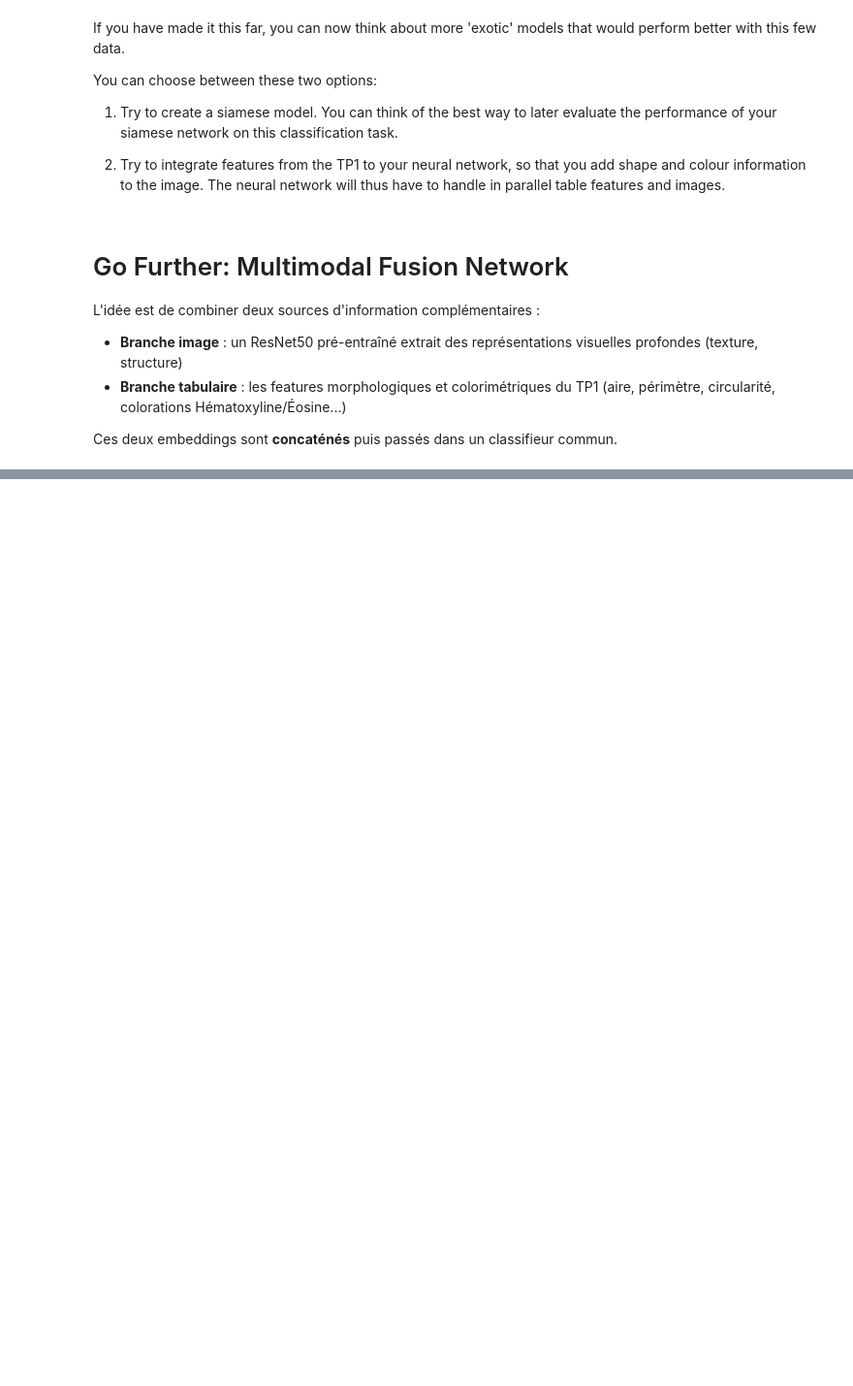
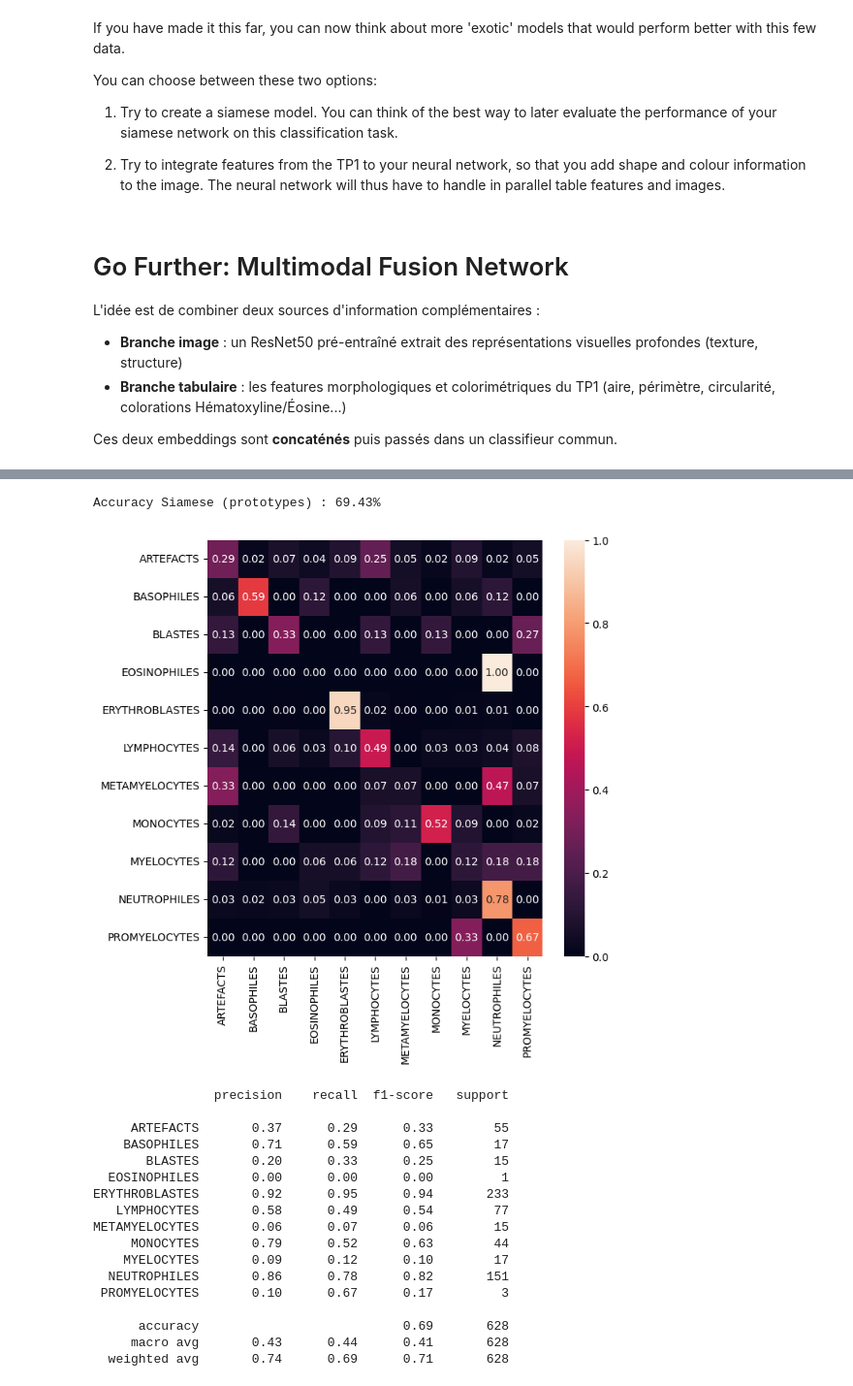
Before and after one commit to ErwanR123/TP2_ML_medical, a Jupyter notebook: TP2.ipynb, the cells around one changed output, grey strips where cells are left out. Shown at 97% size. Saved outputs shown, nothing was run; the diff lists cells and outputs as text; code cells hidden in the pictures; blank space fills up the shorter version.

```diff
--- a/TP2.ipynb
+++ b/TP2.ipynb
@@ -315,7 +315,7 @@ class Net(nn.Module):
 
         return x
 # %%
-device = torch.device("mps" if torch.backends.mps.is_available() else "cpu")
+device = torch.device("cuda" if torch.cuda.is_available() else "mps" if torch.backends.mps.is_available() else "cpu")
 print(f"Device utilisé : {device}")
 
 net = Net()
@@ -875,0 +1108,34 @@ Comparé au ResNet50 seul, le FusionNet améliore l'accuracy globale en exploita
+# %%
+def train_siamese(model, epochs, criterion, optimizer, dataloader_train, dataloader_val):
+    for epoch in range(epochs):
+        model.train()
+        train_loss = 0.0
+        for img1, img2, label in tqdm(dataloader_train, desc=f"Epoch {epoch+1}/{epochs}"):
+            img1, img2, label = img1.to(device), img2.to(device), label.to(device)
+            emb1, emb2        = model(img1, img2)
+            loss              = criterion(emb1, emb2, label)
+            optimizer.zero_grad()
+            loss.backward()
+            optimizer.step()
+            train_loss += loss.item()
+
+        model.eval()
+        val_loss = 0.0
+        with torch.no_grad():
+            for img1, img2, label in dataloader_val:
+                img1, img2, label = img1.to(device), img2.to(device), label.to(device)
+                emb1, emb2        = model(img1, img2)
+                val_loss         += criterion(emb1, emb2, label).item()
+
+        print(f"Epoch {epoch+1}/{epochs} — Train Loss: {train_loss/len(dataloader_train):.4f} | Val Loss: {val_loss/len(dataloader_val):.4f}")
+
+    return model
+
+
+criterion_siamese = ContrastiveLoss(margin=1.0)
+optimizer_siamese = optim.Adam(siamese_model.parameters(), lr=1e-4)
+
+siamese_trained = train_siamese(
+    siamese_model, 15, criterion_siamese, optimizer_siamese,
+    dataloader_siamese_train, dataloader_siamese_test
+)
@@ -875,0 +1197,29 @@ Comparé au ResNet50 seul, le FusionNet améliore l'accuracy globale en exploita
+# %%
+prototypes                  = compute_prototypes(siamese_trained, train_df, transform_test_mm)
+preds_siam, targets_siam    = classify_by_prototype(siamese_trained, test_df, transform_test_mm, prototypes)
+
+acc_siam = sum(p == t for p, t in zip(preds_siam, targets_siam)) / len(targets_siam)
+print(f"Accuracy Siamese (prototypes) : {acc_siam*100:.2f}%")
+
+plot_confusion(preds_siam, targets_siam)
+print(classification_report(targets_siam, preds_siam, target_names=classes))
+# %% [output]
+Accuracy Siamese (prototypes) : 69.43%
+[figure, added]
+                precision    recall  f1-score   support
+
+     ARTEFACTS       0.37      0.29      0.33        55
+    BASOPHILES       0.71      0.59      0.65        17
+       BLASTES       0.20      0.33      0.25        15
+  EOSINOPHILES       0.00      0.00      0.00         1
+ERYTHROBLASTES       0.92      0.95      0.94       233
+   LYMPHOCYTES       0.58      0.49      0.54        77
+METAMYELOCYTES       0.06      0.07      0.06        15
+     MONOCYTES       0.79      0.52      0.63        44
+    MYELOCYTES       0.09      0.12      0.10        17
+  NEUTROPHILES       0.86      0.78      0.82       151
+ PROMYELOCYTES       0.10      0.67      0.17         3
+
+      accuracy                           0.69       628
+     macro avg       0.43      0.44      0.41       628
+  weighted avg       0.74      0.69      0.71       628
```
Also changed, not shown: parts of 25 cells of this notebook.
